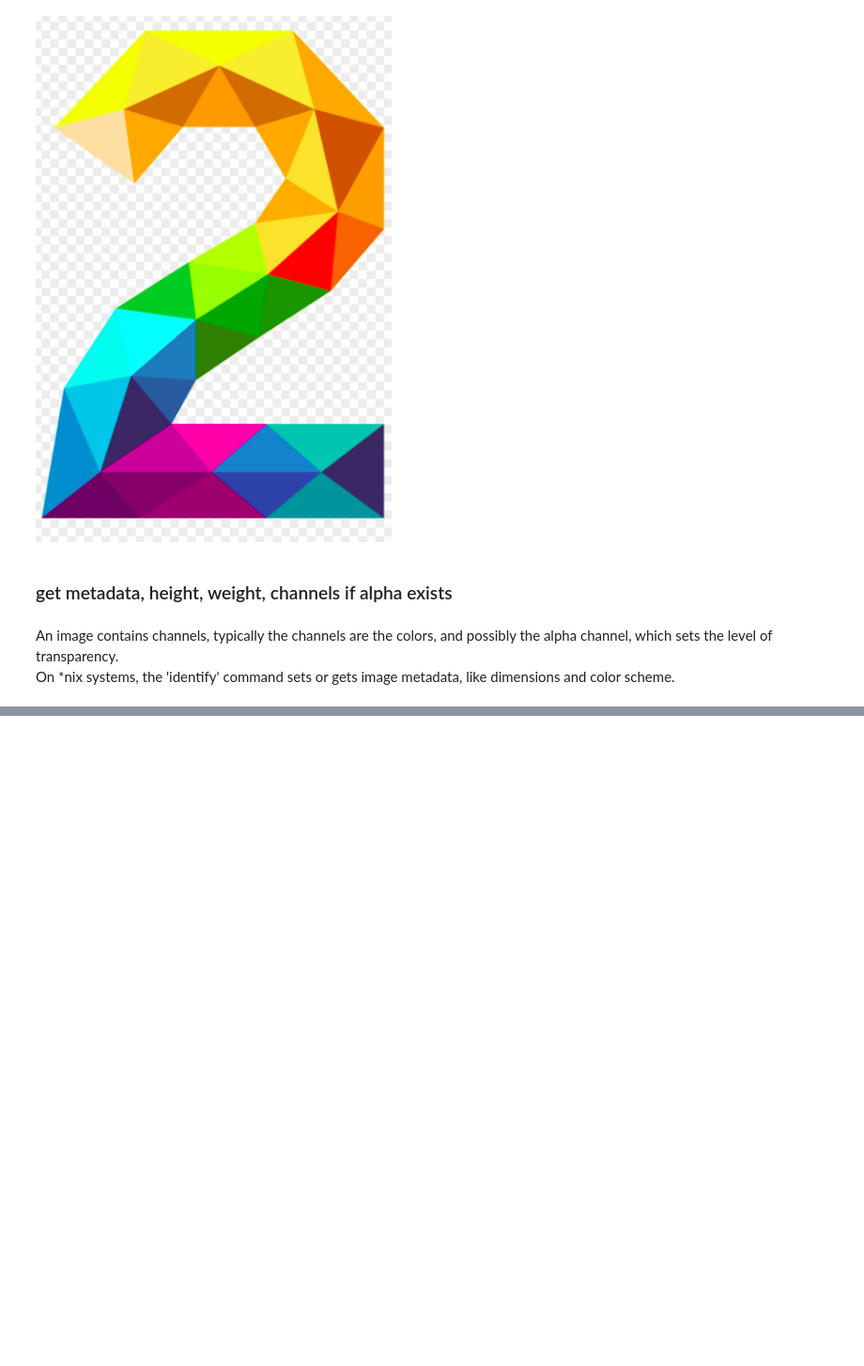
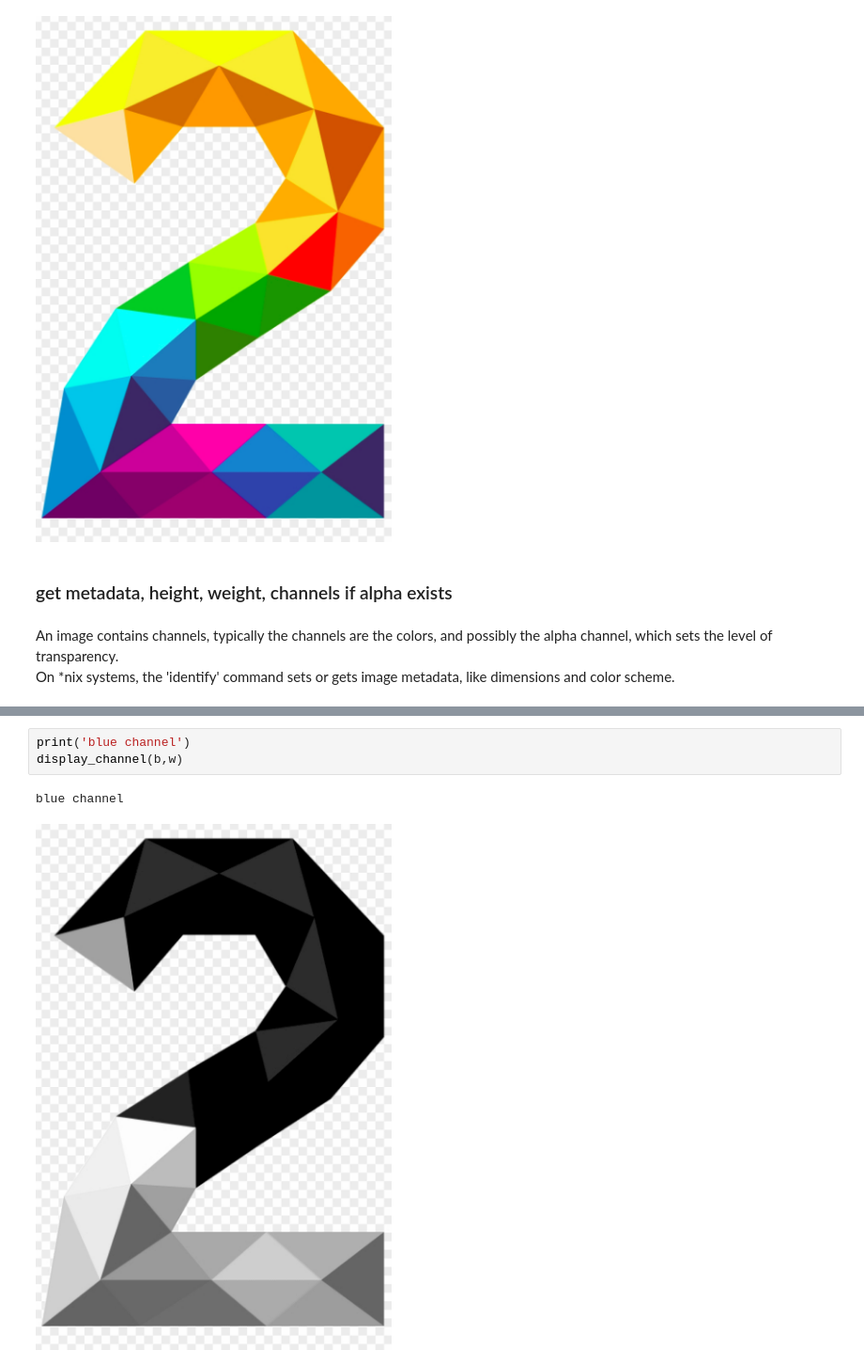
Before and after one commit to will-hill/AI_Decomposed, a Jupyter notebook: 1_Image_Metadata.ipynb, the cells around one changed output, grey strips where cells are left out. Shown at 94% size. Saved outputs shown, nothing was run; the diff lists cells and outputs as text; blank space fills up the shorter version.

```diff
--- a/1_Image_Metadata.ipynb
+++ b/1_Image_Metadata.ipynb
@@ -39,0 +108,6 @@ channel count :  4
+# %%
+print('blue channel')
+display_channel(b,w)
+# %% [output]
+blue channel
+[figure, added]
```
Also changed, not shown: parts of 11 cells of this notebook, 5 other files.
